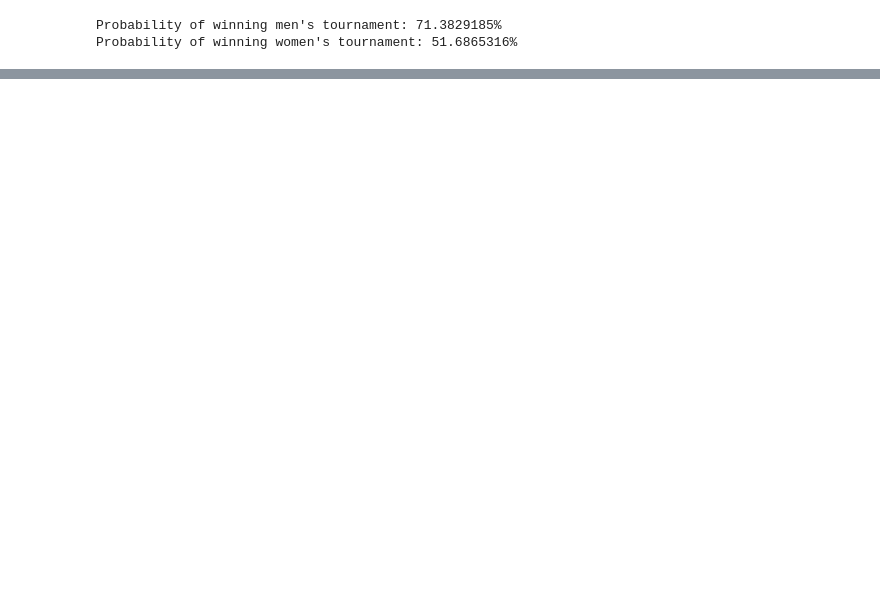
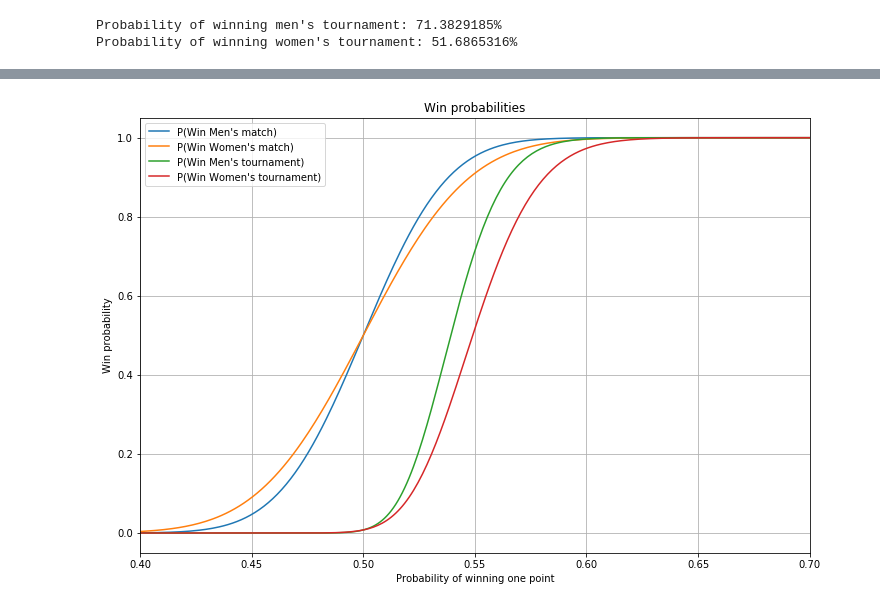
Before and after one commit to rygao/Riddler538, a Jupyter notebook: 2019_09_07.ipynb, the cells around one changed output, grey strips where cells are left out. Cells and saved outputs as stored; diff of their text form; code cells hidden in the pictures; blank space fills up the shorter version.

Commit message:
Tennis, scan across probabilities

```diff
--- a/2019_09_07.ipynb
+++ b/2019_09_07.ipynb
@@ -224,3 +227,18 @@ print(f'Probability of winning women\'s tournament: {womens_tennis_match.p_win()
 # %% [output]
 Probability of winning men's tournament: 71.3829185%
 Probability of winning women's tournament: 51.6865316%
+# %%
+%%time
+p_win_mens_match, p_win_womens_match = {}, {}
+for p_win_one_point in np.linspace(0,1,1000):
+    mens_tennis_match = TennisMatch(p_win_one_point=p_win_one_point,
+                                    points_to_win_game=4,
+                                    games_to_win_set=6,
+                                    sets_to_win_match=3)
+    p_win_mens_match[p_win_one_point] = mens_tennis_match.p_win()
+
+    womens_tennis_match = TennisMatch(p_win_one_point=p_win_one_point,
+                                      points_to_win_game=4,
+                                      games_to_win_set=6,
+                                      sets_to_win_match=2)
+    p_win_womens_match[p_win_one_point] = womens_tennis_match.p_win()
@@ -226,0 +248,15 @@ Probability of winning women's tournament: 51.6865316%
+# %%
+plt.figure(figsize=(12,8))
+plt.plot(p_win_mens_match.keys(), p_win_mens_match.values(), label='P(Win Men\'s match)')
+plt.plot(p_win_womens_match.keys(), p_win_womens_match.values(), label='P(Win Women\'s match)')
+plt.plot(p_win_mens_match.keys(), [i**7 for i in p_win_mens_match.values()], label='P(Win Men\'s tournament)')
+plt.plot(p_win_womens_match.keys(), [i**7 for i in p_win_womens_match.values()], label='P(Win Women\'s tournament)')
+plt.grid()
+plt.xlabel('Probability of winning one point')
+plt.ylabel('Win probability')
+plt.title('Win probabilities')
+plt.legend(loc='best')
+plt.xlim(0.4, 0.7)
+plt.show()
+# %% [output]
+[figure, added]
```
Also changed, not shown: parts of 6 cells of this notebook, 2 other files.
